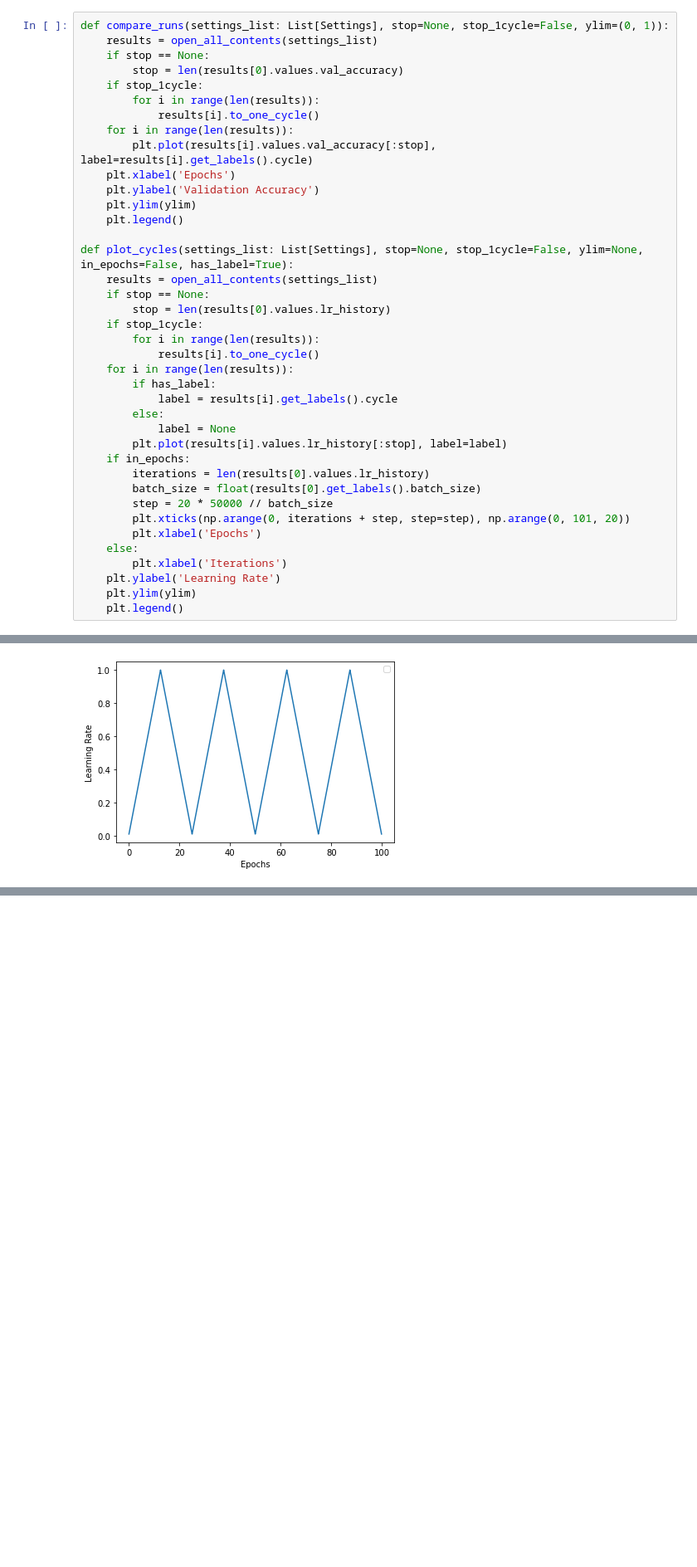
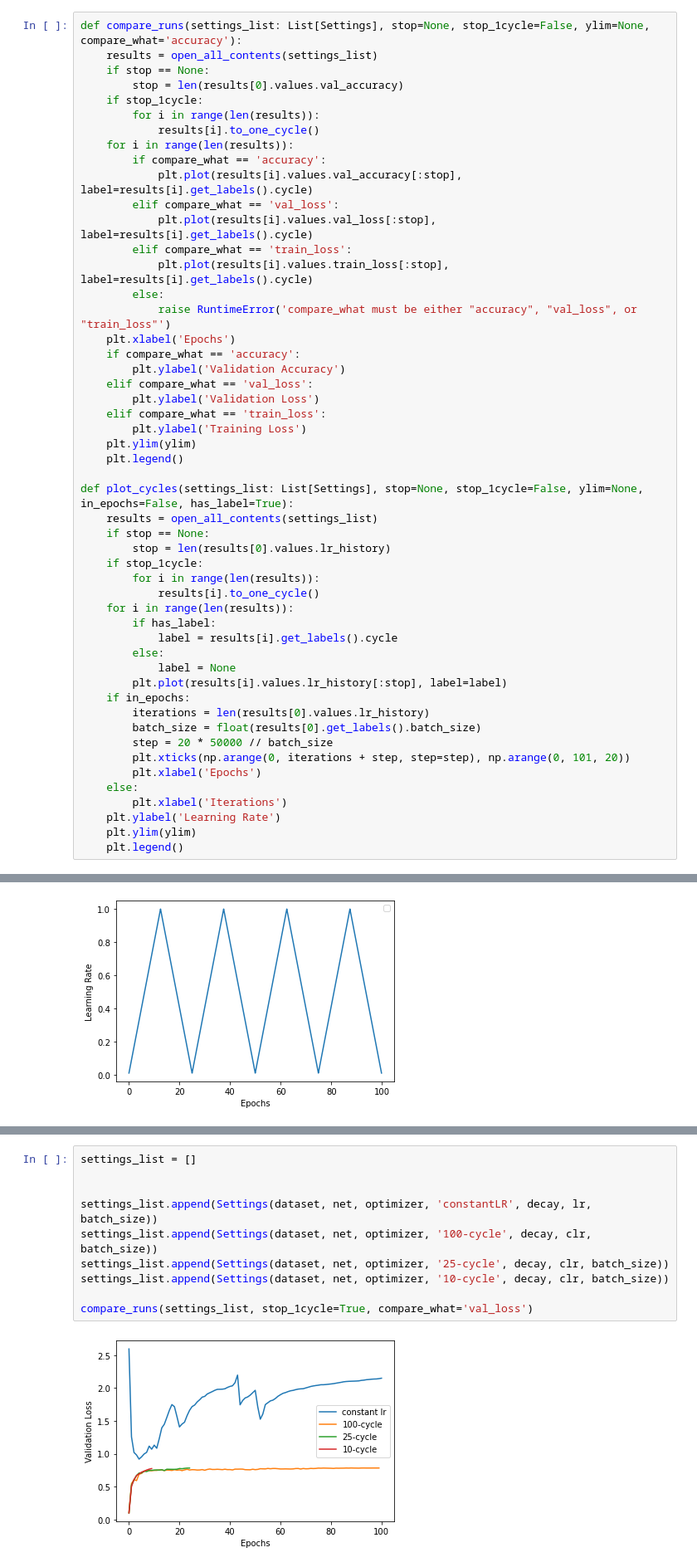
Before and after one commit to AverageDude0815/BA, a Jupyter notebook: Pytorch/Results/Run Comparer.ipynb, the cells around one changed output, grey strips where cells are left out. Shown at 83% size. Cells and saved outputs as stored; diff of their text form; blank space fills up the shorter version.

Commit message:
Extended functionality to all value types

```diff
--- a/Pytorch/Results/Run Comparer.ipynb
+++ b/Pytorch/Results/Run Comparer.ipynb
@@ -48,7 +48,7 @@ batch-sizes:
 'batch-size=512',
 'batch-size=2048'
 # %%
-def compare_runs(settings_list: List[Settings], stop=None, stop_1cycle=False, ylim=(0, 1)):
+def compare_runs(settings_list: List[Settings], stop=None, stop_1cycle=False, ylim=None, compare_what='accuracy'):
     results = open_all_contents(settings_list)
     if stop == None:
         stop = len(results[0].values.val_accuracy)
@@ -56,9 +56,21 @@ def compare_runs(settings_list: List[Settings], stop=None, stop_1cycle=False, yl
         for i in range(len(results)):
             results[i].to_one_cycle()
     for i in range(len(results)):
-        plt.plot(results[i].values.val_accuracy[:stop], label=results[i].get_labels().cycle)
+        if compare_what == 'accuracy':
+            plt.plot(results[i].values.val_accuracy[:stop], label=results[i].get_labels().cycle)
+        elif compare_what == 'val_loss':
+            plt.plot(results[i].values.val_loss[:stop], label=results[i].get_labels().cycle)
+        elif compare_what == 'train_loss':
+            plt.plot(results[i].values.train_loss[:stop], label=results[i].get_labels().cycle)
+        else:
+            raise RuntimeError('compare_what must be either "accuracy", "val_loss", or "train_loss"')
     plt.xlabel('Epochs')
-    plt.ylabel('Validation Accuracy')
+    if compare_what == 'accuracy':
+        plt.ylabel('Validation Accuracy')
+    elif compare_what == 'val_loss':
+        plt.ylabel('Validation Loss')
+    elif compare_what == 'train_loss':
+        plt.ylabel('Training Loss')
     plt.ylim(ylim)
     plt.legend()
 
@@ -119,0 +138,12 @@ No handles with labels found to put in legend.
+# %%
+settings_list = []
+
+
+settings_list.append(Settings(dataset, net, optimizer, 'constantLR', decay, lr, batch_size))
+settings_list.append(Settings(dataset, net, optimizer, '100-cycle', decay, clr, batch_size))
+settings_list.append(Settings(dataset, net, optimizer, '25-cycle', decay, clr, batch_size))
+settings_list.append(Settings(dataset, net, optimizer, '10-cycle', decay, clr, batch_size))
+
+compare_runs(settings_list, stop_1cycle=True, compare_what='val_loss')
+# %% [output]
+[figure, added]
```
Also changed, not shown: parts of 3 cells of this notebook.
